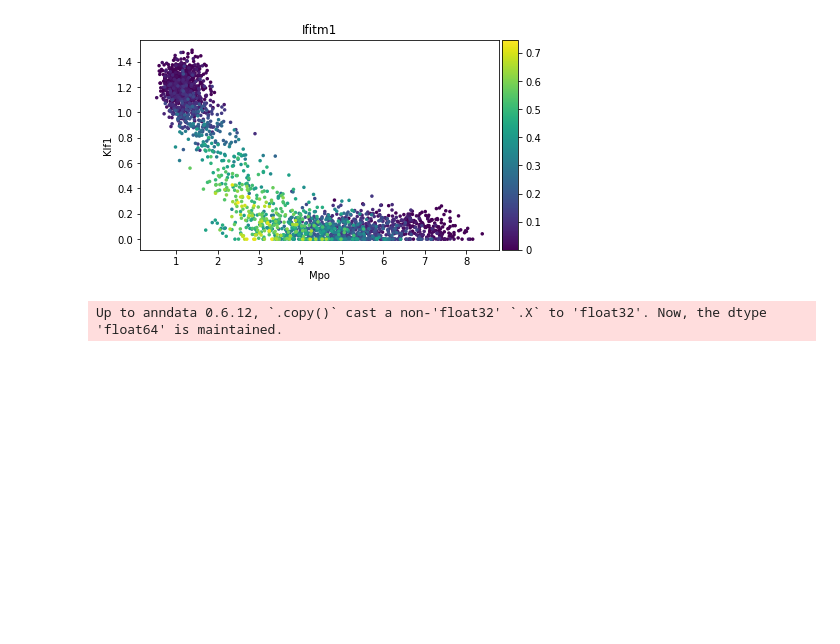
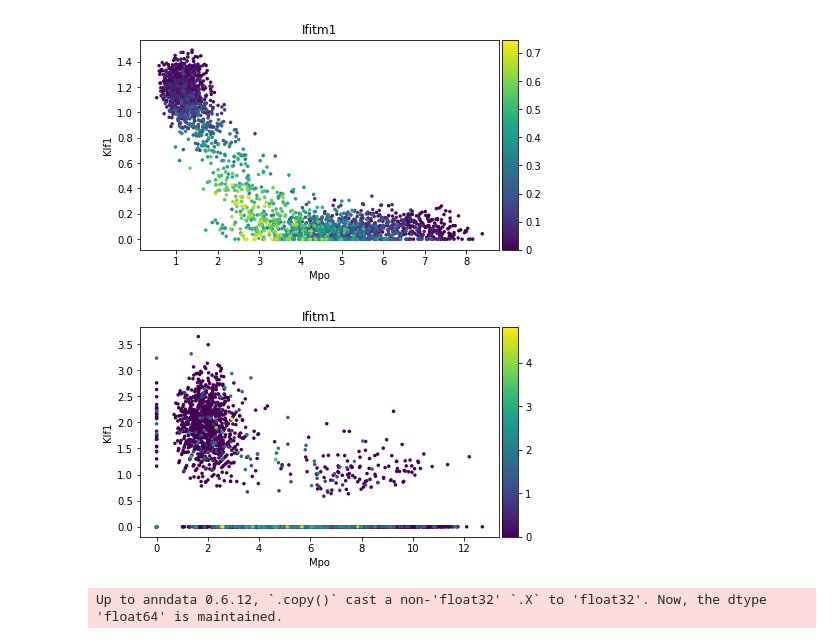
Before and after one commit to czbiohub-sf/molecular-cross-validation, a Jupyter notebook: src/noise2self_sc/PCA Demo.ipynb, the cells around one changed output. Saved outputs shown, nothing was run; the diff lists cells and outputs as text; code cells hidden in the pictures; blank space fills up the shorter version.

Commit message:
Notebook for paper figures

```diff
--- a/src/noise2self_sc/PCA Demo.ipynb
+++ b/src/noise2self_sc/PCA Demo.ipynb
@@ -36,6 +39,12 @@ sc.pl.scatter(denoised_adata_pca, x='Mpo', y='Klf1', color='Ifitm1')
 # %% [output]
 Up to anndata 0.6.12, `.copy()` cast a non-'float32' `.X` to 'float32'. Now, the dtype 'float64' is maintained.
 [figure]
+# %%
+sc.pp.normalize_per_cell(paul)
+sc.pp.sqrt(paul)
+sc.pl.scatter(paul, x='Mpo', y='Klf1', color='Ifitm1')
+# %% [output]
+[figure, added]
 # %%
 denoised_adata.raw = denoised_adata
 # %%
```
Also changed, not shown: parts of 26 cells of this notebook, 3 other files.
